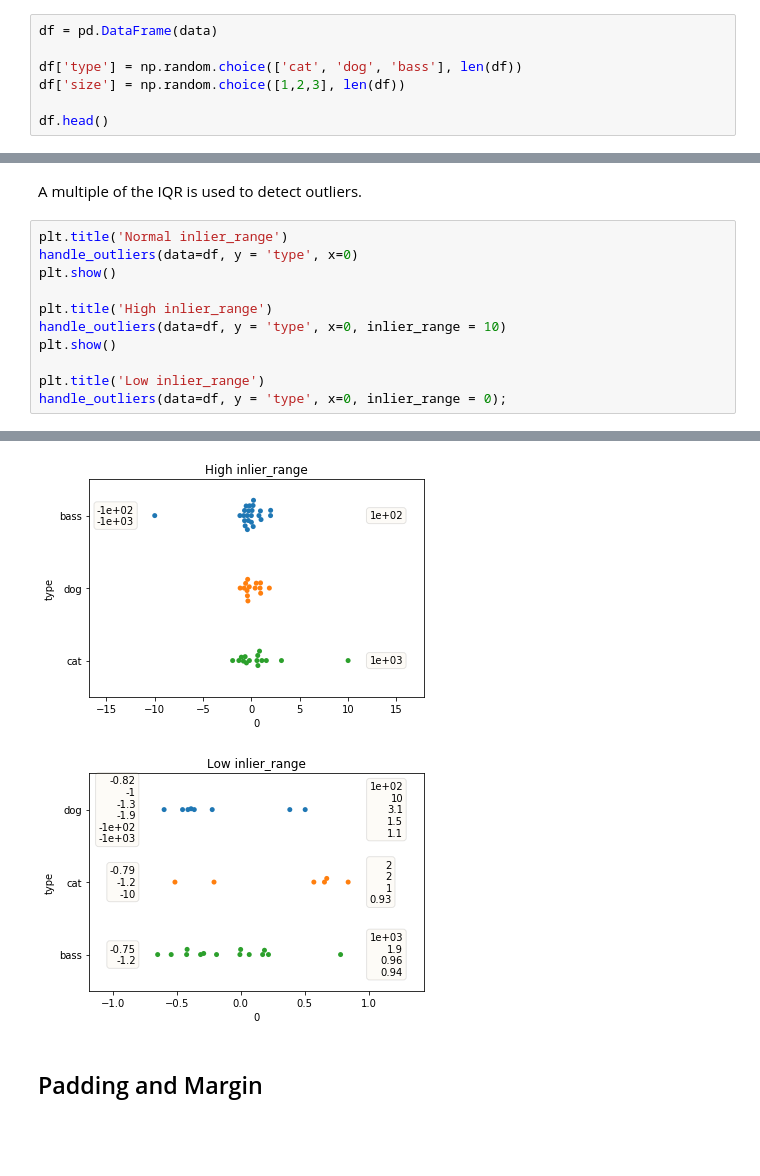
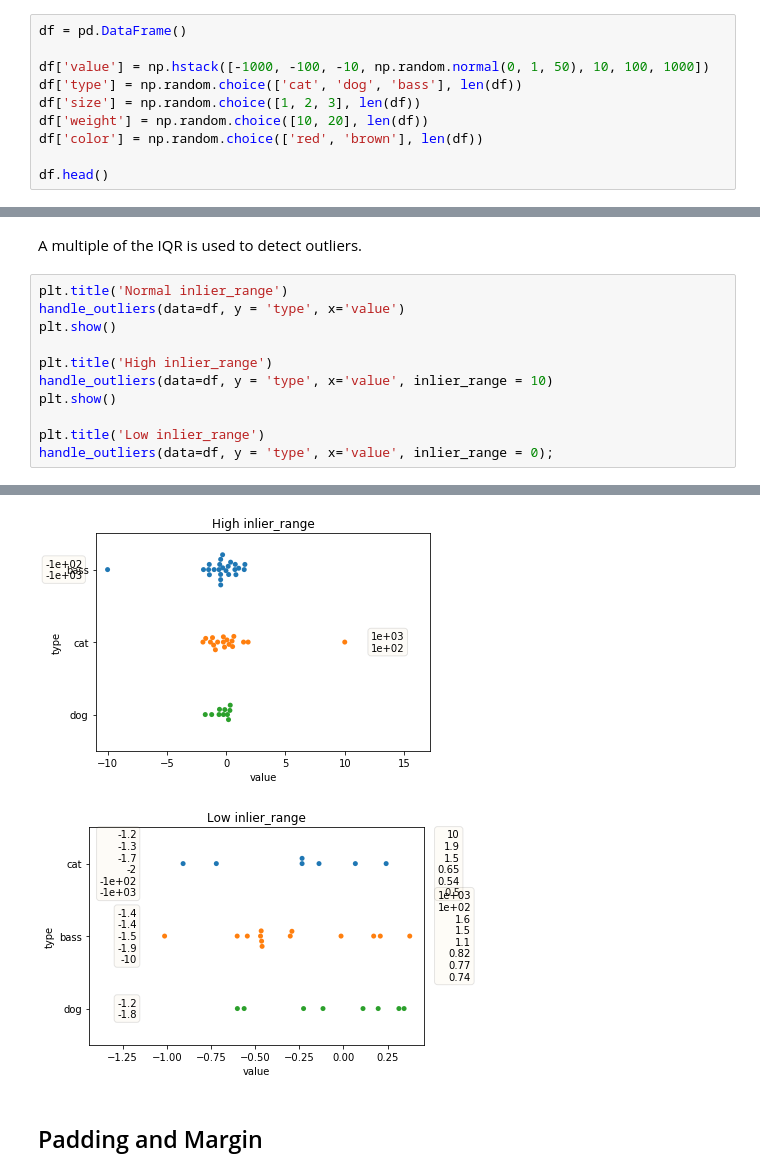
Before and after one commit to wendli01/outlier_plotting, a Jupyter notebook: examples.ipynb, the cells around one changed output, grey strips where cells are left out. Drawn from its saved outputs; the diff is of its cells as text; blank space fills up the shorter version.

```diff
--- a/examples.ipynb
+++ b/examples.ipynb
@@ -13,8 +13,11 @@ data = np.hstack([-1000, -100, -10, np.random.normal(0,1, 50), 10, 100, 1000])
 # %%
-df = pd.DataFrame(data)
+df = pd.DataFrame()
 
+df['value'] = np.hstack([-1000, -100, -10, np.random.normal(0, 1, 50), 10, 100, 1000])
 df['type'] = np.random.choice(['cat', 'dog', 'bass'], len(df))
-df['size'] = np.random.choice([1,2,3], len(df))
+df['size'] = np.random.choice([1, 2, 3], len(df))
+df['weight'] = np.random.choice([10, 20], len(df))
+df['color'] = np.random.choice(['red', 'brown'], len(df))
 
 df.head()
 # %% [output]
@@ -72,13 +76,13 @@ handle_outliers(data=df[0], plotter=sns.kdeplot);
 A multiple of the IQR is used to detect outliers.
 # %%
 plt.title('Normal inlier_range')
-handle_outliers(data=df, y = 'type', x=0)
+handle_outliers(data=df, y = 'type', x='value')
 plt.show()
 
 plt.title('High inlier_range')
-handle_outliers(data=df, y = 'type', x=0, inlier_range = 10)
+handle_outliers(data=df, y = 'type', x='value', inlier_range = 10)
 plt.show()
 
 plt.title('Low inlier_range')
-handle_outliers(data=df, y = 'type', x=0, inlier_range = 0);
+handle_outliers(data=df, y = 'type', x='value', inlier_range = 0);
 # %% [output]
@@ -86,5 +90,5 @@ handle_outliers(data=df, y = 'type', x=0, inlier_range = 0);
-[figure, old version]
+[figure, new version]
-[figure, old version]
+[figure, new version]
 # %% [markdown]
 ## Padding and Margin
 # %% [markdown]
```
Also changed, not shown: parts of 13 cells of this notebook, 1 other file.
